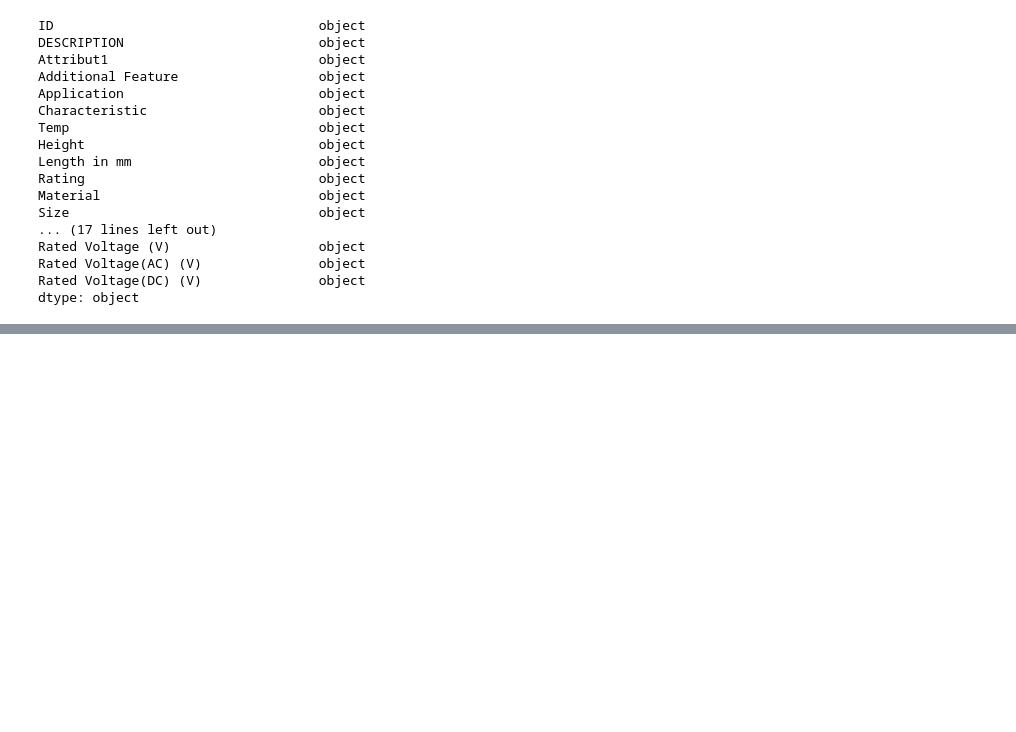
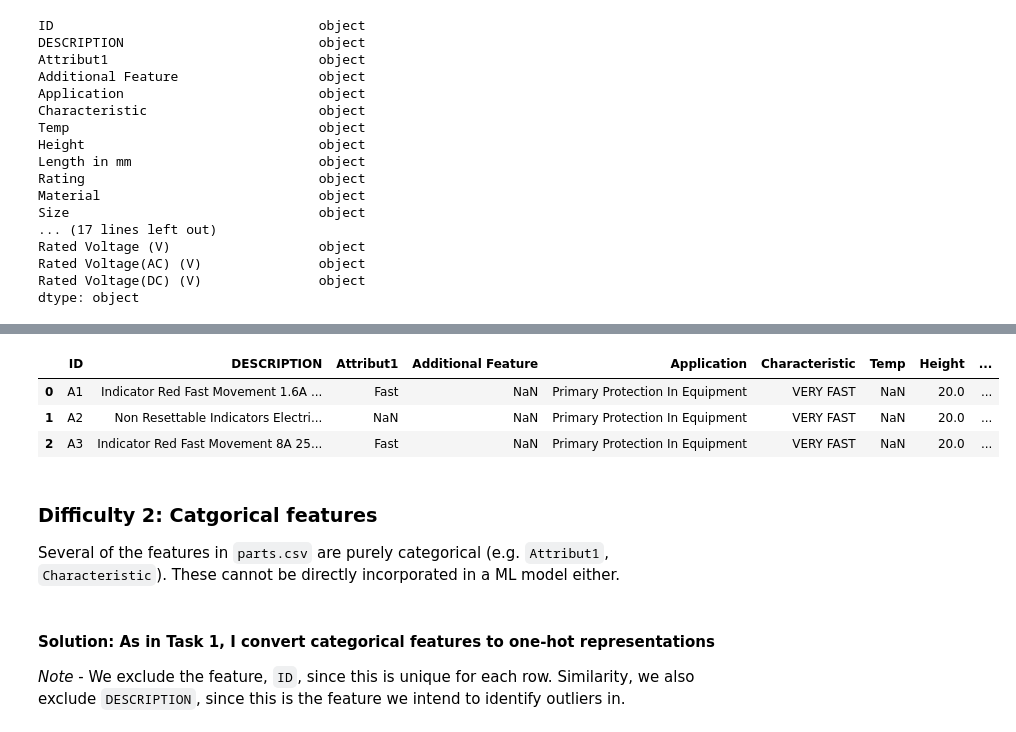
Before and after one commit to kingjosephm/BMW-Tasks, a Jupyter notebook: Task2.ipynb, the cells around one changed output, grey strips where cells are left out. Cells and saved outputs as stored; diff of their text form; code cells hidden in the pictures; blank space fills up the shorter version.

Commit message:
progress in preprocessing in task 2

```diff
--- a/Task2.ipynb
+++ b/Task2.ipynb
@@ -6,8 +6,11 @@ Description:
 "The file “Parts.csv” contains descriptions of some fictitious parts. Your goal is to find 5 alternative parts to each provided fictitious part in the dataset based on their similarity. First provide descriptive analysis of the data and highlight 2-3 findings and difficulties of the data that we provided and describe how you would handle this. Continue to implement a model that is finding the similar fictitious parts based on the column “DESCRIPTION”. Please give details of your model and why you choose this. Once you finished your implementation of your chosen model, please think about how you would change or addition your code, when you have more entries and would consider the additional attributes."
 # %%
 import pandas as pd
+import re
+import numpy as np
+from sklearn.preprocessing import OneHotEncoder
 
-pd.set_option('display.max_rows', 50)
+pd.set_option('display.max_rows', 100)
 pd.set_option('display.max_columns', 50)
 pd.set_option('display.max_colwidth', None)
 # %% [markdown]
@@ -91,0 +76,25 @@ dtype: float64
+# %%
+cols = ['Temp', 'Height', 'Length in mm', 'Rating', 'Joule-integral-Nom (J)', 'Maximum AC Voltage Rating',
+        'Maximum DC Voltage Rating', 'Maximum Power Dissipation', 'Operating Temperature-Max (Cel)',
+        'Operating Temperature-Min (Cel)', 'Pre-arcing time-Min (ms)', 'Product Diameter',
+        'Product Length', 'Rated Breaking Capacity (A)', 'Rated Current (A)', 'Rated Voltage (V)',
+        'Rated Voltage(AC) (V)', 'Rated Voltage(DC) (V)']
+# %%
+for col in cols:
+    df[col] = df[col].apply(lambda x: float(re.findall(r"[-+]?(?:\d*\.*\d+)", x)[0]) if not pd.isnull(x) else x)
+assert [np.issubdtype(df[i].dtype, np.number) for i in cols]  # verify all numeric
+# %%
+df.head(3)
+# %% [output]
+|  | ID | DESCRIPTION | Attribut1 | Additional Feature | Application | Characteristic | Temp | Height | ... |
+| 0 | A1 | Indicator Red Fast Movement 1.6A ... | Fast | NaN | Primary Protection In Equipment | VERY FAST | NaN | 20.0 | ... |
+| 1 | A2 | Non Resettable Indicators Electri... | NaN | NaN | Primary Protection In Equipment | VERY FAST | NaN | 20.0 | ... |
+| 2 | A3 | Indicator Red Fast Movement 8A 25... | Fast | NaN | Primary Protection In Equipment | VERY FAST | NaN | 20.0 | ... |
+# %% [markdown]
+### Difficulty 2: Catgorical features
+
+Several of the features in `parts.csv` are purely categorical (e.g. `Attribut1`, `Characteristic`). These cannot be directly incorporated in a ML model either.
+# %% [markdown]
+#### Solution: As in Task 1, I convert categorical features to one-hot representations
+
+*Note* - We exclude the feature, `ID`, since this is unique for each row. Similarity, we also exclude `DESCRIPTION`, since this is the feature we intend to identify outliers in.
```
Also changed, not shown: parts of 14 cells of this notebook.
